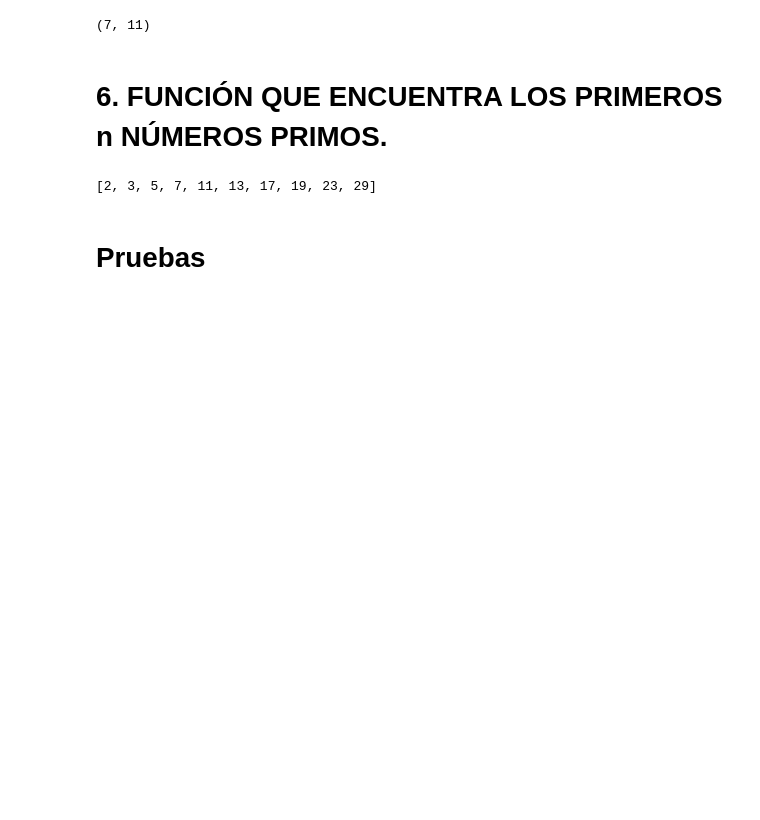
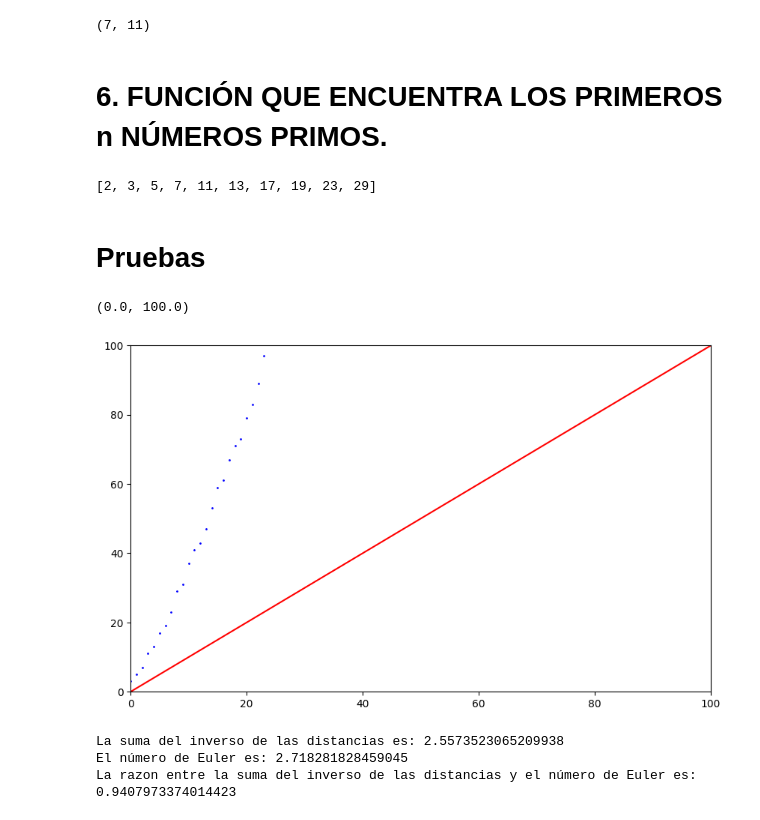
Before and after one commit to edgaracosta888/Proyectos_de_Matematicas, a Jupyter notebook: Numeros_Primos/Proyecto_Primos.ipynb, the cells around one changed output. Saved outputs shown, nothing was run; the diff lists cells and outputs as text; code cells hidden in the pictures; blank space fills up the shorter version.

```diff
--- a/Numeros_Primos/Proyecto_Primos.ipynb
+++ b/Numeros_Primos/Proyecto_Primos.ipynb
@@ -24,13 +24,13 @@ def Prime(n: int | None = None) -> bool:
 # ======================================================================================
 # Los números menores que 2 no se consideran primos.
 # ======================================================================================
-    if n < 2:
+    if n < 2 or (n%2 == 0 and n != 2) or (n%3 == 0 and n != 3) or (n%5 == 0 and n != 5):
         return False
 # ======================================================================================
 # Basta revisar divisores hasta la raíz cuadrada de n. Retorna False si se encuentra
 # algún divisor de n en el rango desde 2 hasta la raíz cuadrada de n.
 # ======================================================================================
-    for i in range(2, int(math.sqrt(n)) + 1):
+    for i in range(7, int(math.sqrt(n)) + 1, 2):
         if n % i == 0:
             return False
 # ======================================================================================
@@ -297,3 +296,26 @@ First_Prime_Numbers(10)
 [2, 3, 5, 7, 11, 13, 17, 19, 23, 29]
 # %% [markdown]
 # Pruebas
+# %%
+# ======================================================================================
+# Generar una lista de números primos menores o iguales a n, y una lista de sus índices
+# correspondientes.
+# ======================================================================================
+n = 100000000
+y = List_Prime_numbers(2, n)
+x = range(-1, len(y) - 1, 1)
+# %%
+y = y + List_Prime_numbers(n, 2*n)
+x = range(-1, len(y) - 1, 1)
+# %%
+# ======================================================================================
+# Scatter y plot de los números primos y la recta identidad.
+# ======================================================================================
+plt.figure(figsize=(10, 6))
+plt.scatter(x, y, s = 1, c = 'blue', label = 'Números primos')
+plt.plot(x, x, color = 'red', label = 'Recta Identidad')
+plt.xlim(0, 100)
+plt.ylim(0, 100)
+# %% [output]
+(0.0, 100.0)
+[figure, added]
@@ -299,0 +333,8 @@ First_Prime_Numbers(10)
+# %%
+print("La suma del inverso de las distancias es:", s)
+print("El número de Euler es:", np.e)
+print("La razon entre la suma del inverso de las distancias y el número de Euler es:", s/np.e)
+# %% [output]
+La suma del inverso de las distancias es: 2.5573523065209938
+El número de Euler es: 2.718281828459045
+La razon entre la suma del inverso de las distancias y el número de Euler es: 0.9407973374014423
```
Also changed, not shown: parts of 2 cells of this notebook.
